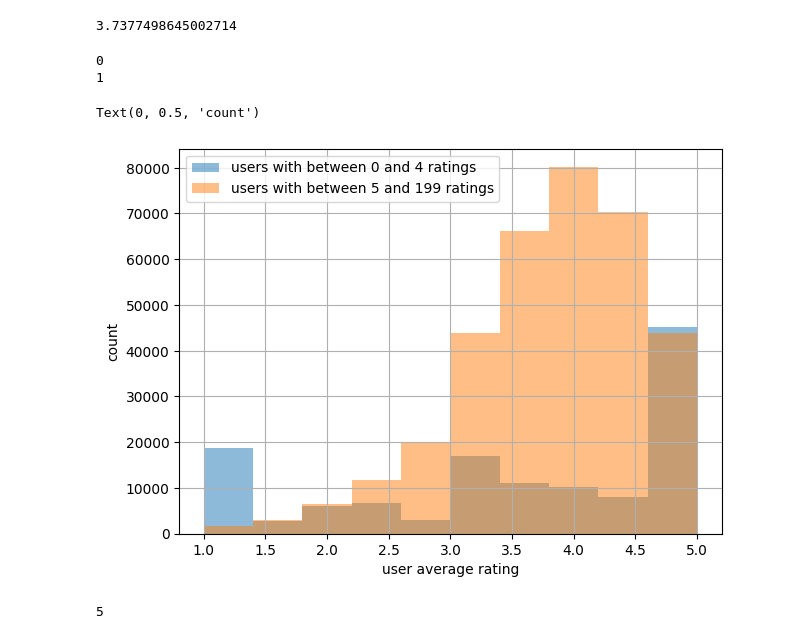
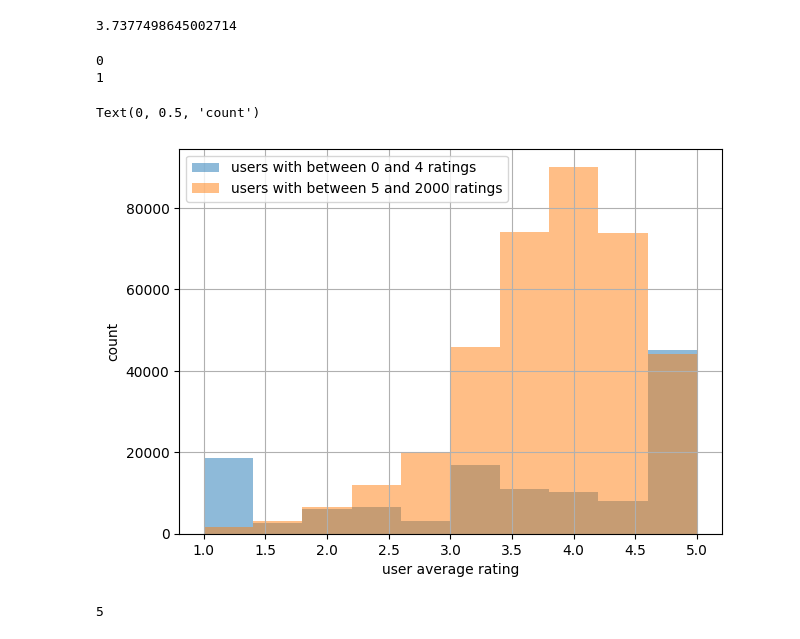
Before and after one commit to sstoikov/yelp, a Jupyter notebook: Picky Eaters Make for Better Raters.ipynb, the cells around one changed output. Saved outputs shown, nothing was run; the diff lists cells and outputs as text; code cells hidden in the pictures.

```diff
--- a/Picky Eaters Make for Better Raters.ipynb
+++ b/Picky Eaters Make for Better Raters.ipynb
@@ -148,21 +179,21 @@ df_yelp_users['pikiness'].mean()
 # %%
 plt.rcParams['figure.figsize'] = [7, 5]
 # %%
-lower_bound=[0,5,200]
-upper_bound=[4,199,2000]
+lower_bound=[0,5]
+upper_bound=[4,2000]
 for i in (0,1):
     print(i)
 
     df_yelp_users[(df_yelp_users['count']>=lower_bound[i]) & (df_yelp_users['count']<=upper_bound[i])]['pikiness'].hist(label='users with between '+str(lower_bound[i])+' and '+str(upper_bound[i])+' ratings',alpha=0.5)
 
 plt.legend(loc='upper left')
 plt.xlabel('user average rating')
 plt.ylabel('count')
 # %% [output]
 0
 1
 Text(0, 0.5, 'count')
-[figure, old version]
+[figure, new version]
 # %%
 lower_bound[i]
 # %% [output]
```
Also changed, not shown: parts of 16 cells of this notebook.
